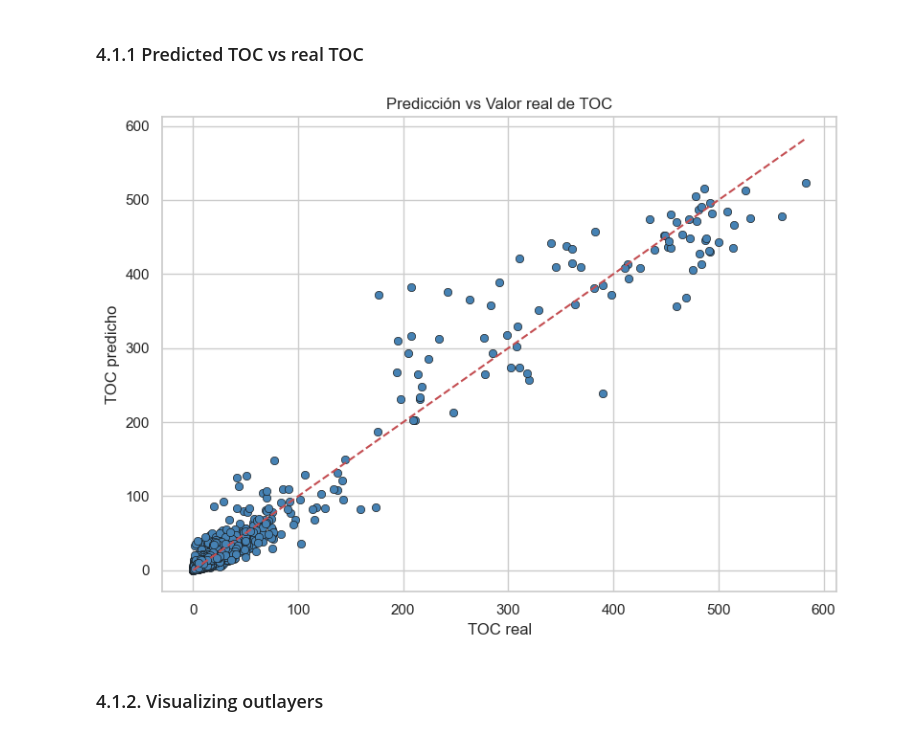
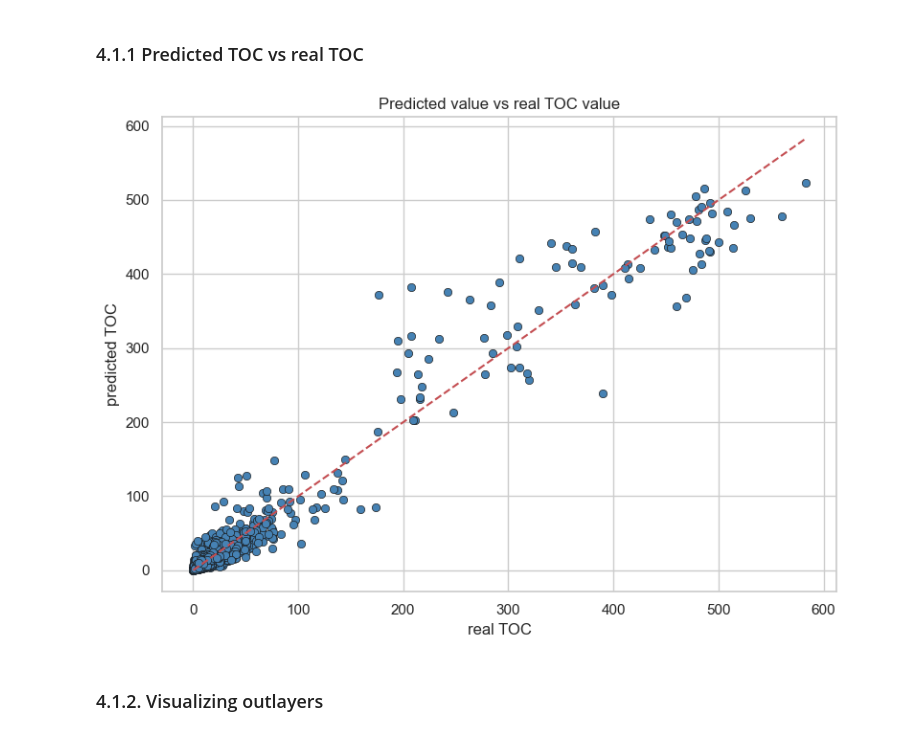
Before and after one commit to miguelmunnozmoya/Python_and_research, a Jupyter notebook: TOC_prediction.ipynb, the cells around one changed output. Drawn from its saved outputs; the diff is of its cells as text; code cells hidden in the pictures.

```diff
--- a/TOC_prediction.ipynb
+++ b/TOC_prediction.ipynb
@@ -179,22 +178,22 @@ It can be assumed that the model predicts TOC accurately using these variables.
 # %%
 sns.set(style="whitegrid")
 
 # Scatterplot with seaborn
 plt.figure(figsize=(8, 6))
 sns.scatterplot(x=y_test, y=y_pred, color="steelblue", edgecolor="k")
 
 # Reference line
 plt.plot([y_test.min(), y_test.max()], [y_test.min(), y_test.max()], '--r')
 
 # Titles and labels
-plt.title("Predicción vs Valor real de TOC")
-plt.xlabel("TOC real")
-plt.ylabel("TOC predicho")
+plt.title("Predicted value vs real TOC value")
+plt.xlabel("real TOC")
+plt.ylabel("predicted TOC")
 
 plt.tight_layout()
 plt.show()
 # %% [output]
-[figure, old version]
+[figure, new version]
 # %% [markdown]
 ### 4.1.2. Visualizing outlayers
 # %%
```
Also changed, not shown: parts of 4 cells of this notebook, 4 other files.
